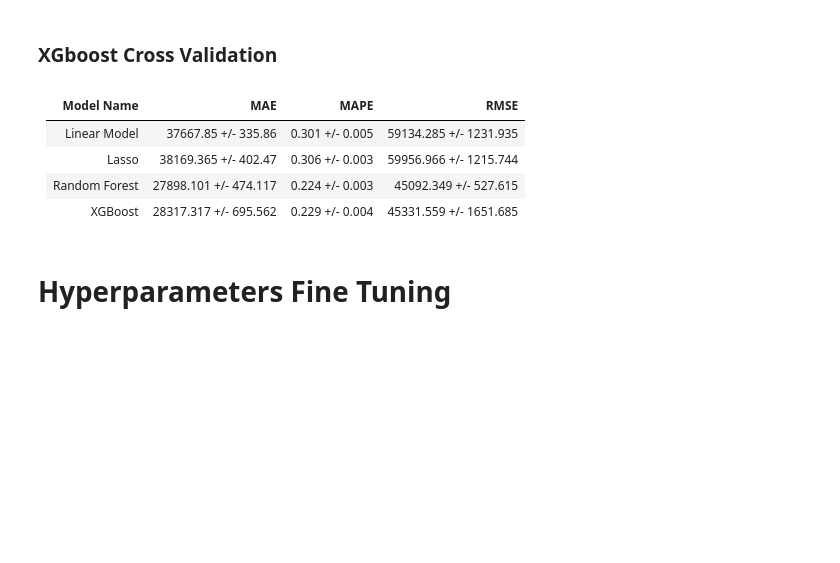
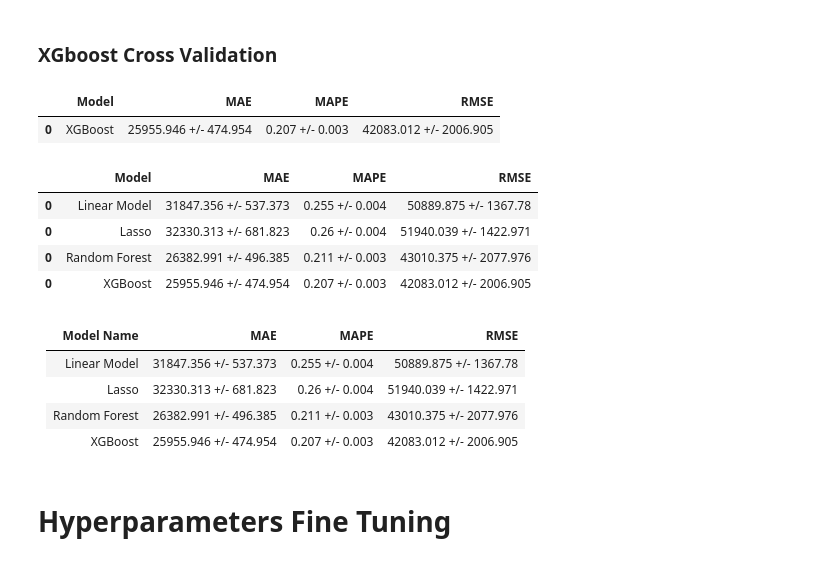
Before and after one commit to ArthurMesquita96/Mobility-Cars, a Jupyter notebook: Mobility_Cars_ciclo_3.ipynb, the cells around one changed output. Cells and saved outputs as stored; diff of their text form; code cells hidden in the pictures; blank space fills up the shorter version.

Commit message:
business results

```diff
--- a/Mobility_Cars_ciclo_3.ipynb
+++ b/Mobility_Cars_ciclo_3.ipynb
@@ -1620,5 +1636,5 @@ ml_error('Linear Model', np.expm1(y_test), np.expm1(y_pred))
 # %% [markdown]
 ### Linear Model Cross Validation
 # %%
-# cv_linear_model = cross_validation_k_fold(X, y, features_selected, 'Linear Model', lm_model, 10)
-# cv_linear_model
+cv_linear_model = cross_validation_k_fold(X, y, features_selected, 'Linear Model', lm_model, 10)
+cv_linear_model
@@ -1642,5 +1661,5 @@ ml_error('Lasso', np.expm1(y_test), np.expm1(y_pred))
 # %% [markdown]
 ### Lasso Cross Validation
 # %%
-# cv_lasso = cross_validation_k_fold(X, y, features_selected, 'Lasso', lasso_model, 10)
-# cv_lasso
+cv_lasso = cross_validation_k_fold(X, y, features_selected, 'Lasso', lasso_model, 10)
+cv_lasso
@@ -1664,5 +1686,5 @@ ml_error('Random Forest', np.expm1(y_test), np.expm1(y_pred))
 # %% [markdown]
 ###  Random Forest Cross Validation
 # %%
-# cv_rf = cross_validation_k_fold(X, y, features_selected, 'Random Forest', rf_model, 10)
-# cv_rf
+cv_rf = cross_validation_k_fold(X, y, features_selected, 'Random Forest', rf_model, 10)
+cv_rf
@@ -1687,18 +1712,27 @@ ml_error('XGboost', np.expm1(y_test), np.expm1(y_pred))
 # %% [markdown]
 ### XGboost Cross Validation
 # %%
-# cv_xgboost = cross_validation_k_fold(X, y, features_selected, 'XGBoost', xgb_model, 10)
-# cv_xgboost
+cv_xgboost = cross_validation_k_fold(X, y, features_selected, 'XGBoost', xgb_model, 10)
+cv_xgboost
+# %% [output]
+|  | Model | MAE | MAPE | RMSE |
+| 0 | XGBoost | 25955.946 +/- 474.954 | 0.207 +/- 0.003 | 42083.012 +/- 2006.905 |
 # %%
-# cv_results = pd.concat([cv_linear_model, cv_lasso, cv_rf, cv_xgboost], axis = 0)
-# cv_results
+cv_results = pd.concat([cv_linear_model, cv_lasso, cv_rf, cv_xgboost], axis = 0)
+cv_results
+# %% [output]
+|  | Model | MAE | MAPE | RMSE |
+| 0 | Linear Model | 31847.356 +/- 537.373 | 0.255 +/- 0.004 | 50889.875 +/- 1367.78 |
+| 0 | Lasso | 32330.313 +/- 681.823 | 0.26 +/- 0.004 | 51940.039 +/- 1422.971 |
+| 0 | Random Forest | 26382.991 +/- 496.385 | 0.211 +/- 0.003 | 43010.375 +/- 2077.976 |
+| 0 | XGBoost | 25955.946 +/- 474.954 | 0.207 +/- 0.003 | 42083.012 +/- 2006.905 |
 # %% [markdown]
 | Model Name    | MAE                   | MAPE              | RMSE                  |
 | ------------- | --------------------- | ----------------- | ----------------------|
-| Linear Model	| 37667.85 +/- 335.86	| 0.301 +/- 0.005	| 59134.285 +/- 1231.935|
-| Lasso	        | 38169.365 +/- 402.47	| 0.306 +/- 0.003	| 59956.966 +/- 1215.744|
-| Random Forest	| 27898.101 +/- 474.117	| 0.224 +/- 0.003	| 45092.349 +/- 527.615|
-| XGBoost	    | 28317.317 +/- 695.562	| 0.229 +/- 0.004	| 45331.559 +/- 1651.685|
+| Linear Model	| 31847.356 +/- 537.373	| 0.255 +/- 0.004	| 50889.875 +/- 1367.78|
+| Lasso	        | 32330.313 +/- 681.823	| 0.26 +/- 0.004	| 51940.039 +/- 1422.971|
+| Random Forest	| 26382.991 +/- 496.385	| 0.211 +/- 0.003	| 43010.375 +/- 2077.976|
+| XGBoost	    | 25955.946 +/- 474.954	| 0.207 +/- 0.003	| 42083.012 +/- 2006.905|
 # %% [markdown]
 # Hyperparameters Fine Tuning
 # %%
```
Also changed, not shown: parts of 20 cells of this notebook, 15 other files.
